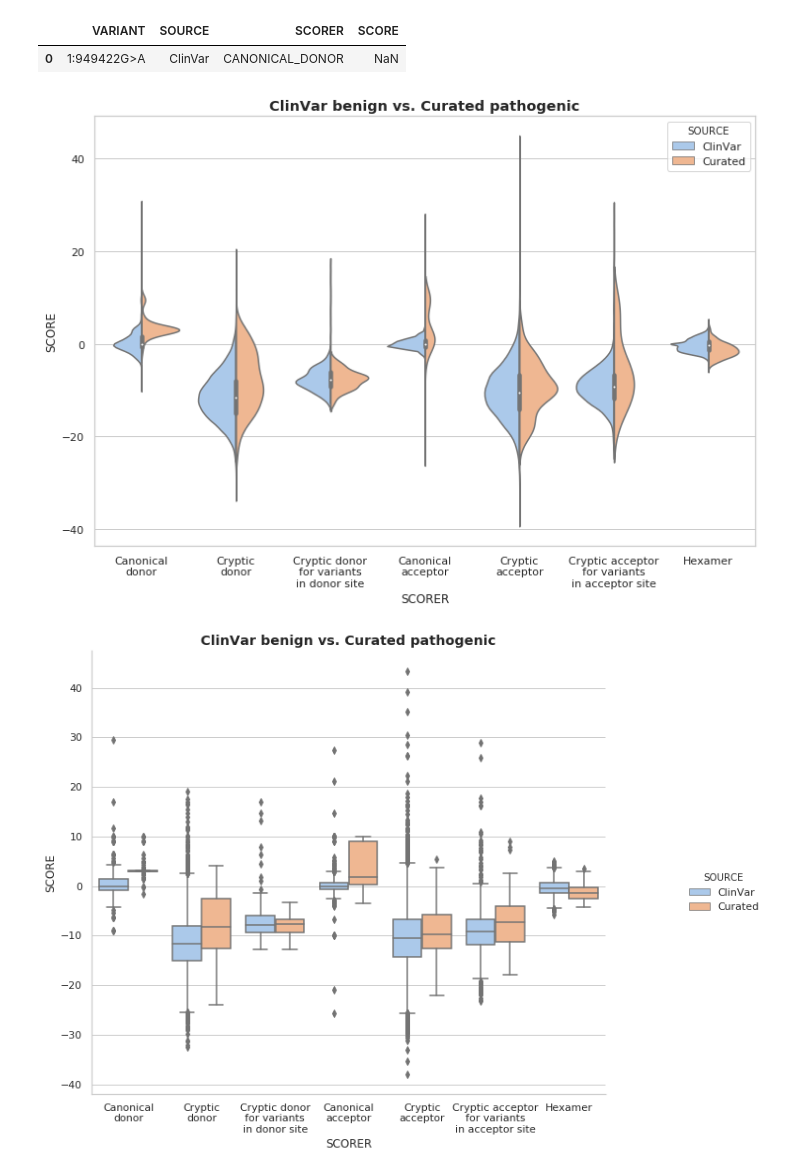
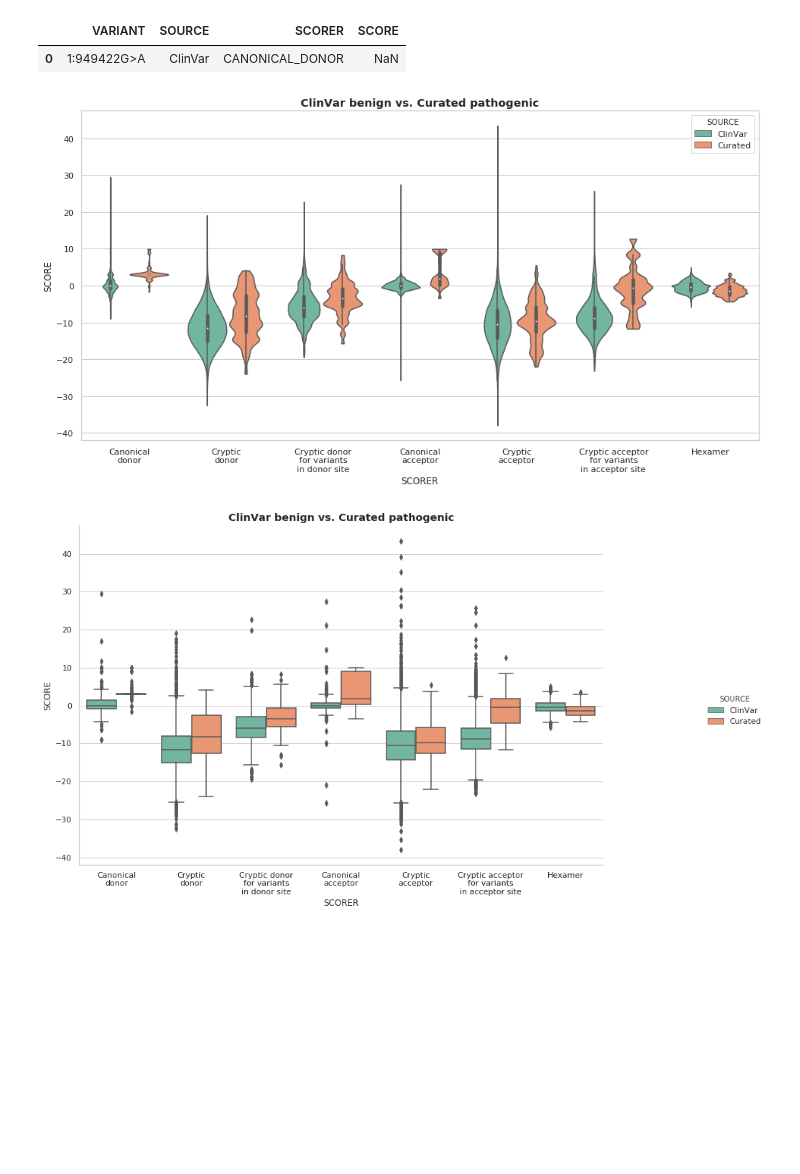
Before and after one commit to monarch-initiative/ExomiserSimulations, a Jupyter notebook: Splice scorers.ipynb, the cells around one changed output. Drawn from its saved outputs; the diff is of its cells as text; code cells hidden in the pictures; blank space fills up the shorter version.

````diff
--- a/Splice scorers.ipynb
+++ b/Splice scorers.ipynb
@@ -11,6 +11,7 @@ import matplotlib.pyplot as plt
 import seaborn as sns
 
 sns.set(style="whitegrid", palette="pastel", color_codes=True)
+figsize=(16, 8)
 # %% [markdown]
 ## Load the positive cases
 ### Info
@@ -50,7 +51,7 @@ This dataset has been created by running
 java -jar simulations-cli-0.2.0.jar --clinvar-scorer --exomiser.data-directory=/home/ielis/data/exomiser-data --clinvar-vcf=/home/ielis/tempelhof/clinVar/20190408/clinvar.filtered.vcf.gz --output=/home/ielis/data/eselator-simulations/clinvar.tsv
 ```
 # %%
-CLINVAR_PATH = "/home/ielis/data/eselator-simulations/clinvar.tsv"
+CLINVAR_PATH = "/home/ielis/data/eselator-simulations/clinvar_benign.tsv"
 
 clinvar_benign_cases = pd.read_table(CLINVAR_PATH)
 clinvar_benign_cases.head(n=1)
@@ -84,17 +85,18 @@ joined_melted.head(n=1)
 |  | VARIANT | SOURCE | SCORER | SCORE |
 | 0 | 1:949422G>A | ClinVar | CANONICAL_DONOR | NaN |
 # %%
-fig, ax = plt.subplots(figsize=(12, 8))
-split_violin = sns.violinplot(x="SCORER", y="SCORE", hue="SOURCE", split=True, data=joined_melted, ax=ax) # palette={"Curated": "red", "ClinVar": "green"}
+fig, ax = plt.subplots(figsize=figsize)
+split_violin = sns.violinplot(x="SCORER", y="SCORE", hue="SOURCE", palette="Set2", bw=.15, cut=0,
+                              data=joined_melted, ax=ax)
 xticklabels = split_violin.set_xticklabels(SCORER_NAMES)
 ax_title = ax.set_title("ClinVar benign vs. Curated pathogenic", size='x-large', weight='bold')
 # %% [output]
-[figure, old version]
+[figure, new version]
 # %%
-cat = sns.catplot(x="SCORER", y="SCORE", hue="SOURCE", data=joined_melted, kind='box') #, ax=ax)
+cat = sns.catplot(x="SCORER", y="SCORE", hue="SOURCE", data=joined_melted, kind='box', palette="Set2")
 xticklabels = cat.ax.set_xticklabels(SCORER_NAMES)
-cat.ax.get_figure().set_size_inches(12, 8)
+cat.ax.get_figure().set_size_inches(*figsize)
 ax_title = cat.ax.set_title("ClinVar benign vs. Curated pathogenic", size='x-large', weight='bold')
 # %% [output]
-[figure, old version]
+[figure, new version]
 # %%
````
Also changed, not shown: parts of 1 cell of this notebook.
